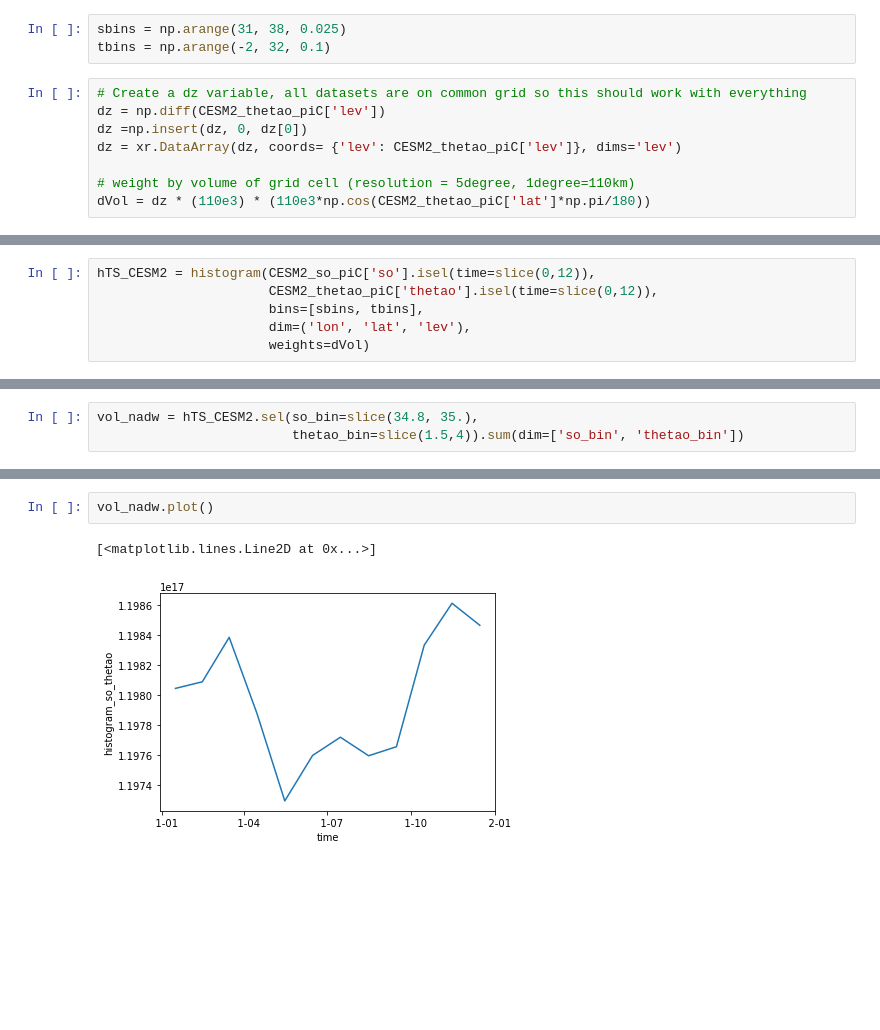
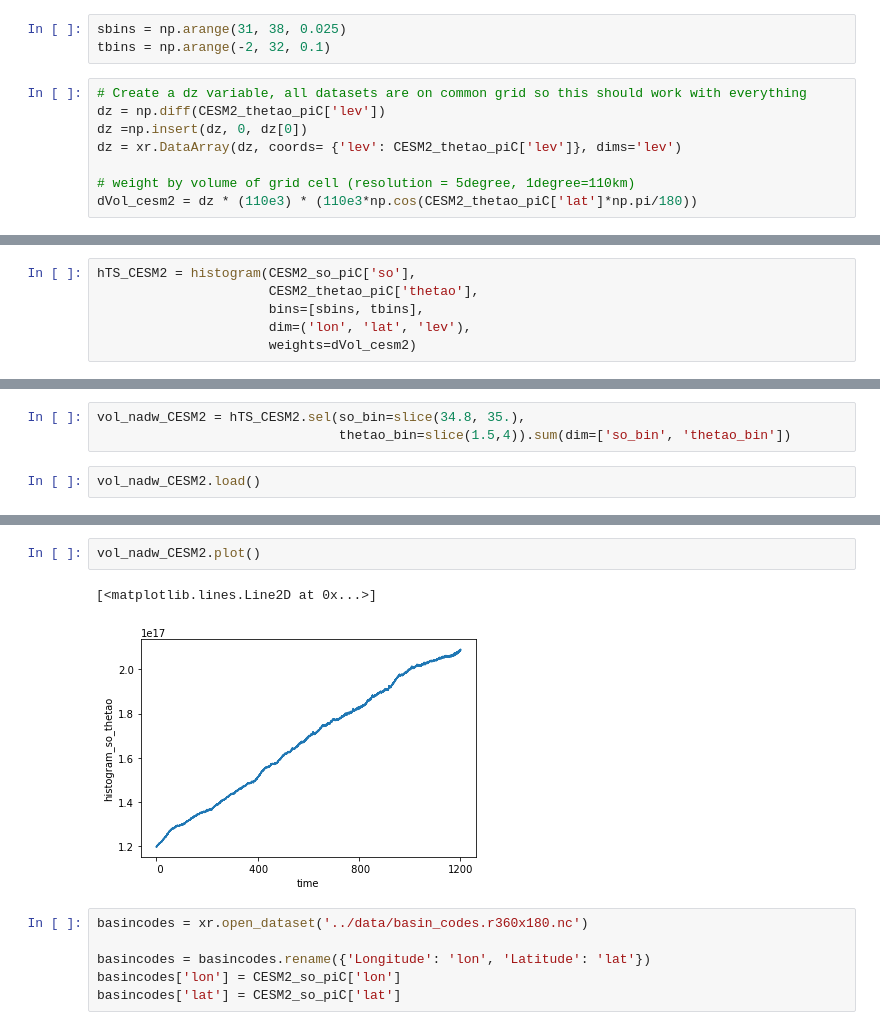
Before and after one commit to raphaeldussin/cmip6hack_water_masses_future, a Jupyter notebook: notebooks/Watermasses.ipynb, the cells around one changed output, grey strips where cells are left out. Drawn from its saved outputs; the diff is of its cells as text; blank space fills up the shorter version.

Commit message:
by basin

```diff
--- a/notebooks/Watermasses.ipynb
+++ b/notebooks/Watermasses.ipynb
@@ -177,4 +180,4 @@ dz =np.insert(dz, 0, dz[0])
 dz = xr.DataArray(dz, coords= {'lev': CESM2_thetao_piC['lev']}, dims='lev')
 
 # weight by volume of grid cell (resolution = 5degree, 1degree=110km)
-dVol = dz * (110e3) * (110e3*np.cos(CESM2_thetao_piC['lat']*np.pi/180))
+dVol_cesm2 = dz * (110e3) * (110e3*np.cos(CESM2_thetao_piC['lat']*np.pi/180))
@@ -181,9 +211,9 @@ dVol = dz * (110e3) * (110e3*np.cos(CESM2_thetao_piC['lat']*np.pi/180))
 # %%
-hTS_CESM2 = histogram(CESM2_so_piC['so'].isel(time=slice(0,12)),
-                      CESM2_thetao_piC['thetao'].isel(time=slice(0,12)),
+hTS_CESM2 = histogram(CESM2_so_piC['so'],
+                      CESM2_thetao_piC['thetao'],
                       bins=[sbins, tbins],
                       dim=('lon', 'lat', 'lev'),
-                      weights=dVol)
+                      weights=dVol_cesm2)
 # %%
 hTS_CESM2
 # %% [output]
@@ -194,5 +224,7 @@ Coordinates:
   * so_bin      (so_bin) float64 31.01 31.04 31.06 31.09 ... 37.91 37.94 37.96
   * thetao_bin  (thetao_bin) float64 -1.95 -1.85 -1.75 ... 31.65 31.75 31.85
 # %%
-vol_nadw = hTS_CESM2.sel(so_bin=slice(34.8, 35.),
-                         thetao_bin=slice(1.5,4)).sum(dim=['so_bin', 'thetao_bin'])
+vol_nadw_CESM2 = hTS_CESM2.sel(so_bin=slice(34.8, 35.),
+                               thetao_bin=slice(1.5,4)).sum(dim=['so_bin', 'thetao_bin'])
+# %%
+vol_nadw_CESM2.load()
@@ -199,5 +239,11 @@ vol_nadw = hTS_CESM2.sel(so_bin=slice(34.8, 35.),
 # %%
-vol_nadw.plot()
+vol_nadw_CESM2.plot()
 # %% [output]
 [<matplotlib.lines.Line2D at 0x...>]
-[figure, old version]
+[figure, new version]
+# %%
+basincodes = xr.open_dataset('../data/basin_codes.r360x180.nc')
+
+basincodes = basincodes.rename({'Longitude': 'lon', 'Latitude': 'lat'})
+basincodes['lon'] = CESM2_so_piC['lon']
+basincodes['lat'] = CESM2_so_piC['lat']
```
Also changed, not shown: parts of 39 cells of this notebook.
